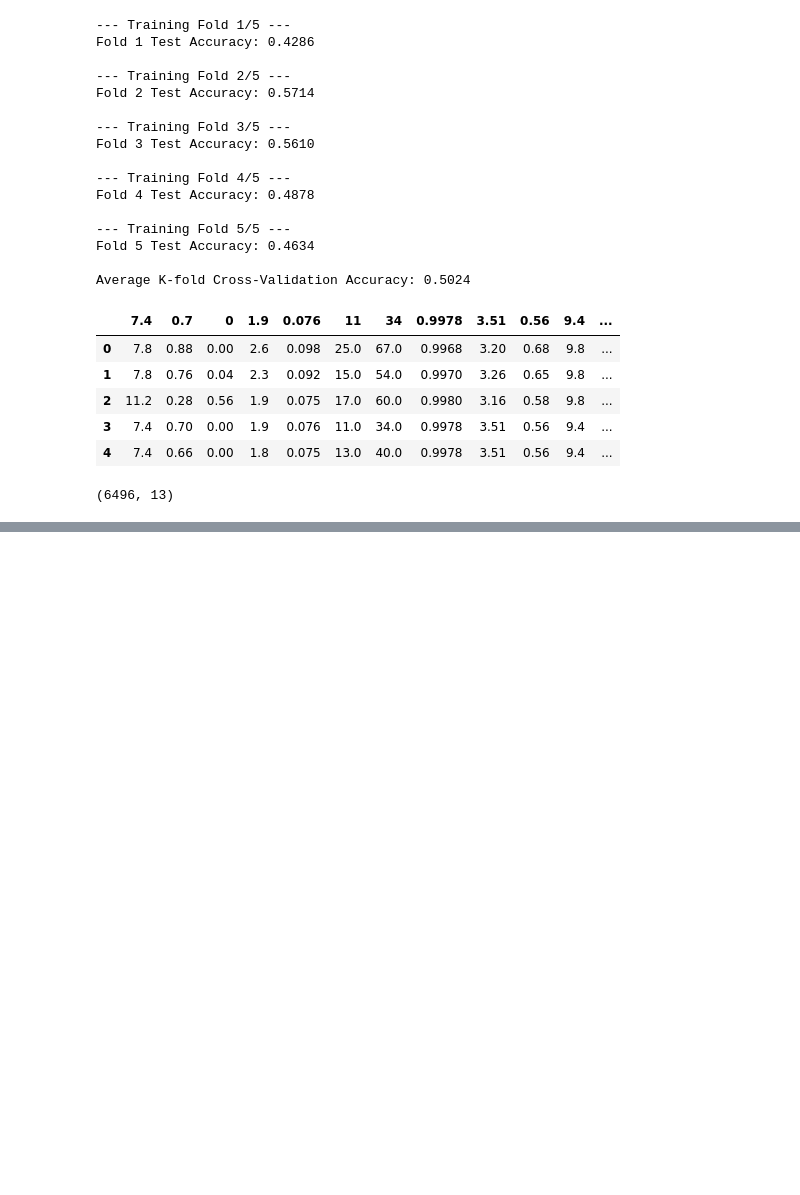
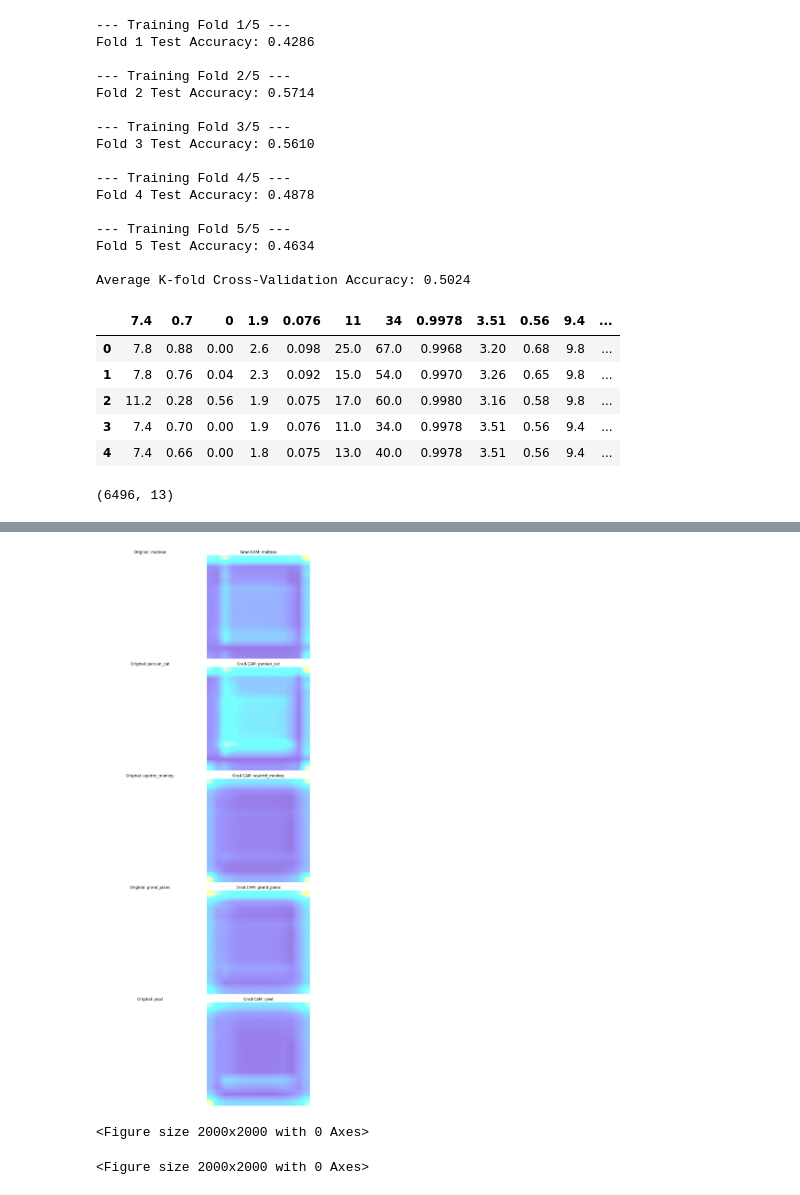
Before and after one commit to limpst/bibooli, a Jupyter notebook: Untitled3.ipynb, the cells around one changed output, grey strips where cells are left out. Drawn from its saved outputs; the diff is of its cells as text; code cells hidden in the pictures; blank space fills up the shorter version.

```diff
--- a/Untitled3.ipynb
+++ b/Untitled3.ipynb
@@ -316,0 +324,8 @@ modelpath = "./{}-{}.keras"
+# %%
+# Define a list of input image names (categories)
+# These names will be used to construct image file paths.
+input_list = ["maltese", "persian_cat", "squirrel_monkey", "grand_piano", "yawl"]
+# %%
+# Define a list of ImageNet class indices corresponding to the input_list
+# These indices are used by GradCAM to specify the target class for explanation.
+imagenet_index = ["153", "283", "382", "579", "914"]
@@ -316,0 +399,47 @@ modelpath = "./{}-{}.keras"
+# %%
+import glob
+import matplotlib.pyplot as plt
+import matplotlib.image as mpimg
+
+# Lists to store original and Grad-CAM images for visualization
+images_originals = []
+images_cams = []
+
+# Populate images_originals with original dummy images
+# Loop through all files ending with '_0.jpg' in the './data/img/' directory
+for img_path in glob.glob('./data/img/*_0.jpg'):
+    # Read each image using matplotlib's image reader and append to the list
+    images_originals.append(mpimg.imread(img_path))
+
+# Populate images_cams with generated Grad-CAM images
+# Loop through all files ending with '_gradcam.jpg' in the './data/img/' directory
+for img_path in glob.glob('./data/img/*_gradcam.jpg'):
+    # Read each Grad-CAM image and append to the list
+    images_cams.append(mpimg.imread(img_path))
+
+# Determine the number of images to display (assuming same count for originals and CAMS)
+num_images = len(images_originals)
+
+# Create a figure to display both original and Grad-CAM images side-by-side
+# The figure size is adjusted for clarity, showing two columns (original, Grad-CAM)
+# and 'num_images' rows.
+plt.figure(figsize=(10, 5 * num_images)) # Adjust figure size dynamically
+
+# Loop to display original and Grad-CAM images
+for i in range(num_images):
+    # Display original image in the first column
+    plt.subplot(num_images, 2, 2 * i + 1) # (rows, columns, current_plot_index)
+    plt.imshow(images_originals[i])
+    plt.title(f"Original: {input_list[i]}") # Add title from input_list
+    plt.axis('off') # Turn off axis for cleaner look
+
+    # Display Grad-CAM image in the second column
+    plt.subplot(num_images, 2, 2 * i + 2)
+    plt.imshow(images_cams[i])
+    plt.title(f"Grad-CAM: {input_list[i]}") # Add title from input_list
+    plt.axis('off') # Turn off axis for cleaner look
+
+plt.tight_layout() # Adjust subplot parameters for a tight layout
+plt.show() # Display the plots
+# %% [output]
+[figure, added]
@@ -316,0 +493,7 @@ modelpath = "./{}-{}.keras"
+# %%
+
+# 그레이디언트 CAM 알고리즘이 적용된 이미지를 불러오는 부분의 시작입니다.
+plt.figure(figsize=(20,20))
+# %% [output]
+<Figure size 2000x2000 with 0 Axes>
+<Figure size 2000x2000 with 0 Axes>
```
Also changed, not shown: parts of 35 cells of this notebook.
